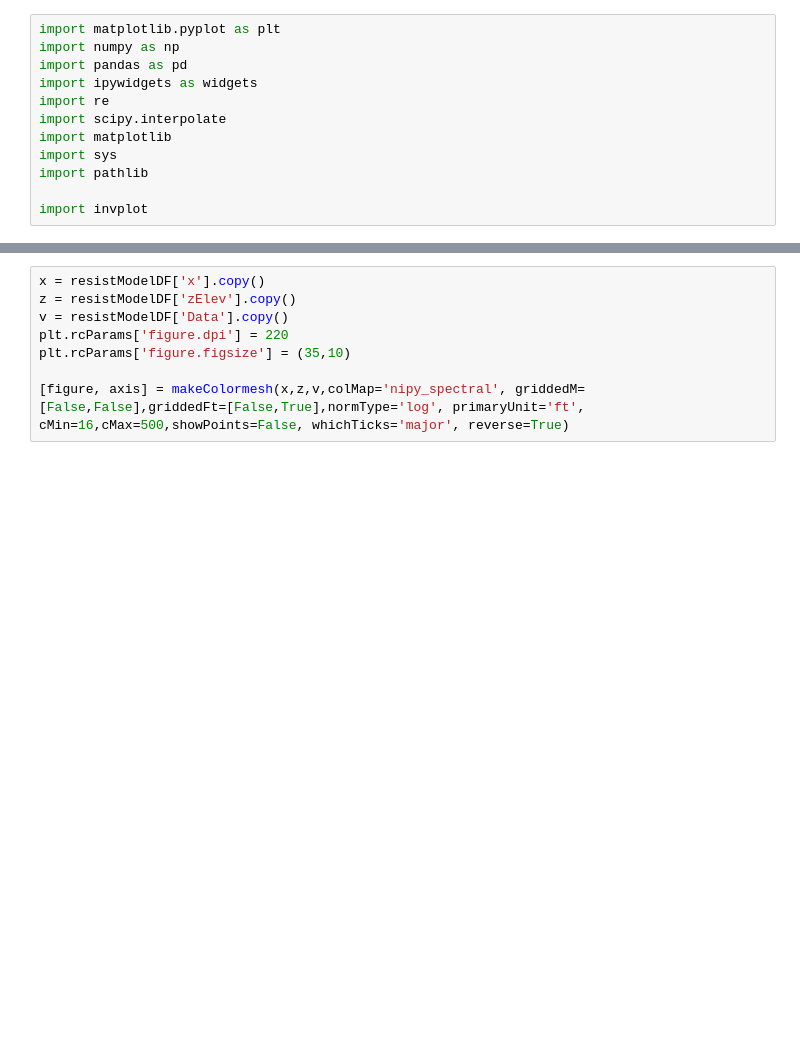
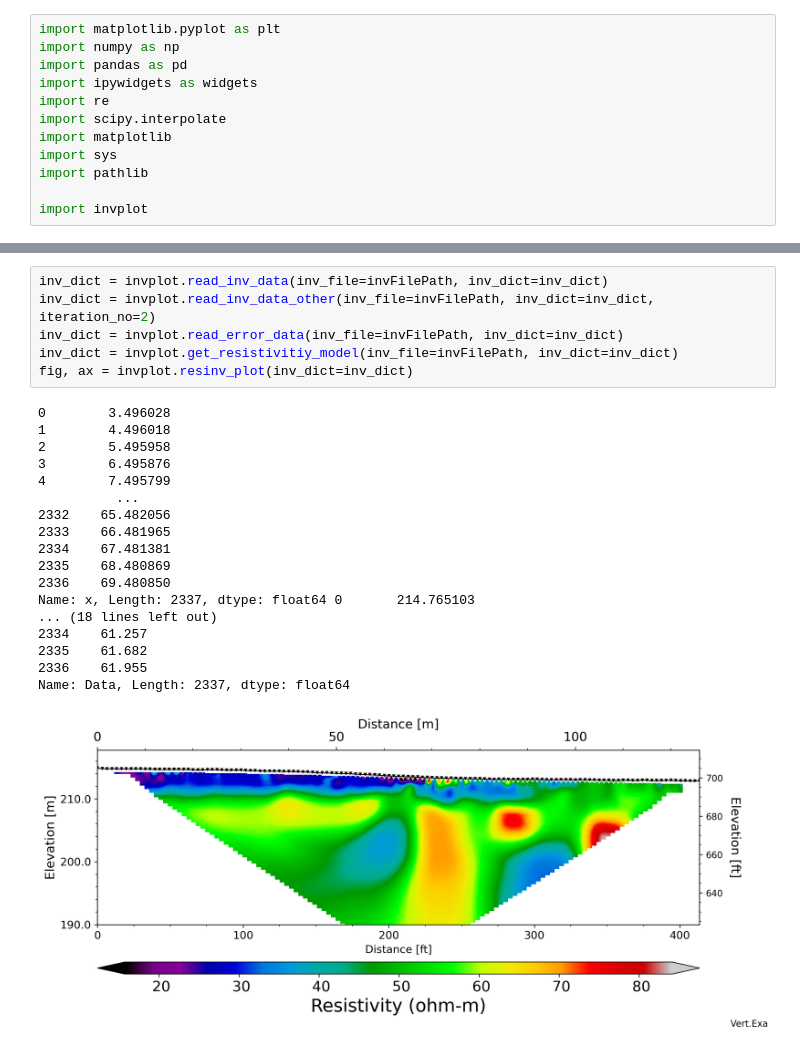
Before and after one commit to RJbalikian/InvPyplot, a Jupyter notebook: master_notebook.ipynb, the cells around one changed output, grey strips where cells are left out. Saved outputs shown, nothing was run; the diff lists cells and outputs as text; blank space fills up the shorter version.

```diff
--- a/master_notebook.ipynb
+++ b/master_notebook.ipynb
@@ -485,8 +19,25 @@ def makeColormesh(x,z,v,colMap='nipy_spectral', cBarFormat ='%3.0f', cBarLabel =
-# %%
-x = resistModelDF['x'].copy()
-z = resistModelDF['zElev'].copy()
-v = resistModelDF['Data'].copy()
-plt.rcParams['figure.dpi'] = 220
-plt.rcParams['figure.figsize'] = (35,10)
-
-[figure, axis] = makeColormesh(x,z,v,colMap='nipy_spectral', griddedM=[False,False],griddedFt=[False,True],normType='log', primaryUnit='ft', cMin=16,cMax=500,showPoints=False, whichTicks='major', reverse=True)
+# %%
+inv_dict = invplot.read_inv_data(inv_file=invFilePath, inv_dict=inv_dict)
+inv_dict = invplot.read_inv_data_other(inv_file=invFilePath, inv_dict=inv_dict, iteration_no=2)
+inv_dict = invplot.read_error_data(inv_file=invFilePath, inv_dict=inv_dict)
+inv_dict = invplot.get_resistivitiy_model(inv_file=invFilePath, inv_dict=inv_dict)
+fig, ax = invplot.resinv_plot(inv_dict=inv_dict)
+# %% [output]
+0        3.496028
+1        4.496018
+2        5.495958
+3        6.495876
+4        7.495799
+          ...
+2332    65.482056
+2333    66.481965
+2334    67.481381
+2335    68.480869
+2336    69.480850
+Name: x, Length: 2337, dtype: float64 0       214.765103
+... (18 lines left out)
+2334    61.257
+2335    61.682
+2336    61.955
+Name: Data, Length: 2337, dtype: float64
+[figure, added]
```
Also changed, not shown: parts of 7 cells of this notebook, 3 other files.
